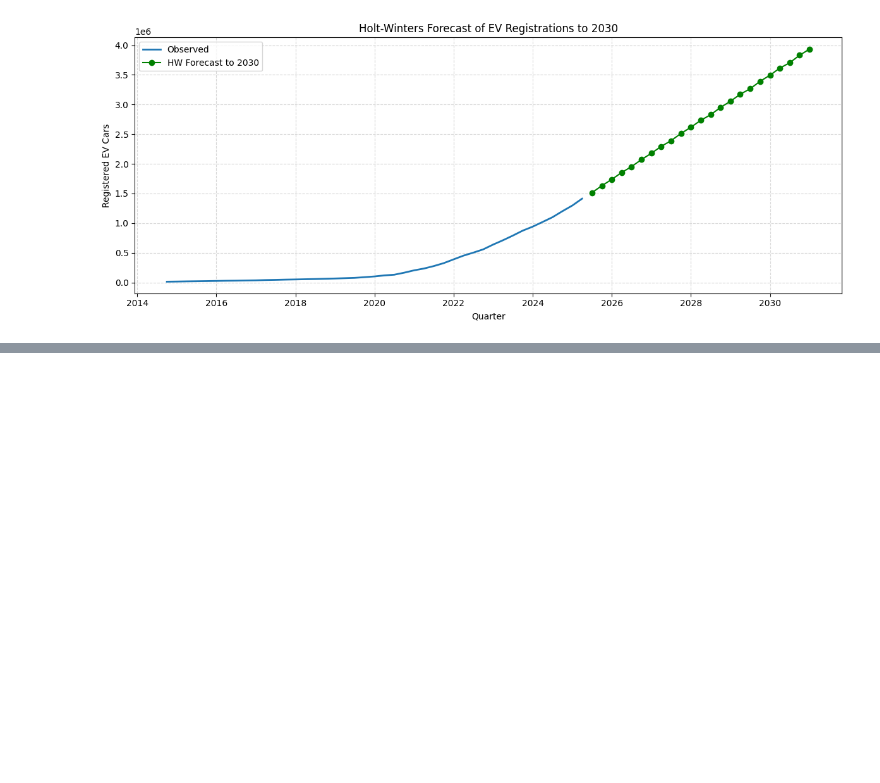
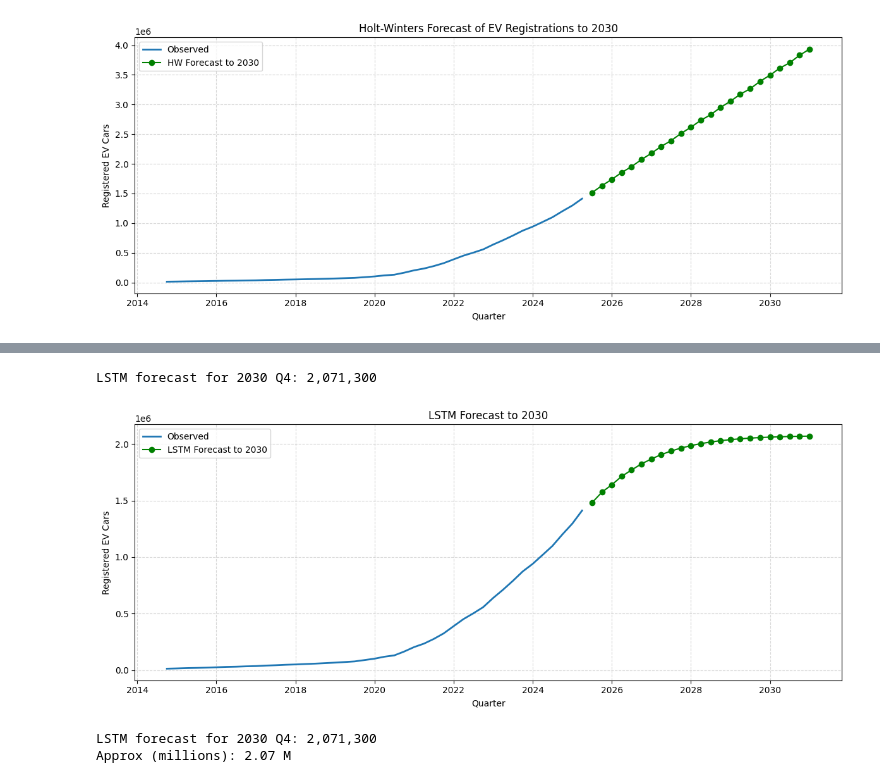
Before and after one commit to vinaykotadiya/ev-adoption-forecast, a Jupyter notebook: ZEV_Forcasting_Time_Series.ipynb, the cells around one changed output, grey strips where cells are left out. Saved outputs shown, nothing was run; the diff lists cells and outputs as text; code cells hidden in the pictures; blank space fills up the shorter version.

```diff
--- a/ZEV_Forcasting_Time_Series.ipynb
+++ b/ZEV_Forcasting_Time_Series.ipynb
@@ -872,0 +933,47 @@ plt.show()
+# %%
+# prepare scalar history from full scaled series
+scaled_history = [float(x) for x in scaled_full.reshape(-1)]
+
+# forecast steps (ensure future_index already exists from earlier cell)
+n_future = len(future_index)
+
+preds = []
+for _ in range(n_future):
+    window = np.array(scaled_history[-LOOK_BACK:]).reshape(1, LOOK_BACK, 1)
+    yhat_scaled = model_full.predict(window, verbose=0)
+    yhat = scaler.inverse_transform(yhat_scaled.reshape(-1,1))[0,0]
+    preds.append(yhat)
+    scaled_history.append(float(yhat_scaled.flatten()[0]))
+# %%
+# build Series and save
+lstm_future = pd.Series(preds, index=future_index, name='LSTM_Forecast_2030')
+lstm_future.to_csv("lstm_forecast_to_2030.csv", header=True)
+
+# quick print last value
+print("LSTM forecast for 2030 Q4:", f"{int(round(lstm_future.iloc[-1])):,}")
+
+# plot observed + LSTM future
+plt.figure(figsize=(12,5))
+plt.plot(trend_data.index, trend_data['Registered_Cars'], label='Observed', linewidth=2)
+plt.plot(lstm_future.index, lstm_future, marker='o', label='LSTM Forecast to 2030', color='green')
+plt.title('LSTM Forecast to 2030')
+plt.xlabel('Quarter'); plt.ylabel('Registered EV Cars')
+plt.grid(True, linestyle='--', alpha=0.5)
+plt.legend(); plt.tight_layout(); plt.show()
+# %% [output]
+LSTM forecast for 2030 Q4: 2,071,300
+[figure, added]
+# %%
+# build a Series for the future forecast and save it
+lstm_future = pd.Series(preds, index=future_index, name='LSTM_Forecast_2030_fullfit')
+lstm_future.to_csv("lstm_forecast_to_2030_fullfit.csv", header=True)
+
+# get the final predicted value for 2030 Q4
+final_val = lstm_future.iloc[-1]
+
+# print clean summary numbers
+print("LSTM forecast for 2030 Q4:", f"{int(round(final_val)):,}")
+print("Approx (millions):", f"{final_val/1_000_000:.2f} M")
+# %% [output]
+LSTM forecast for 2030 Q4: 2,071,300
+Approx (millions): 2.07 M
```
Also changed, not shown: parts of 20 cells of this notebook.
